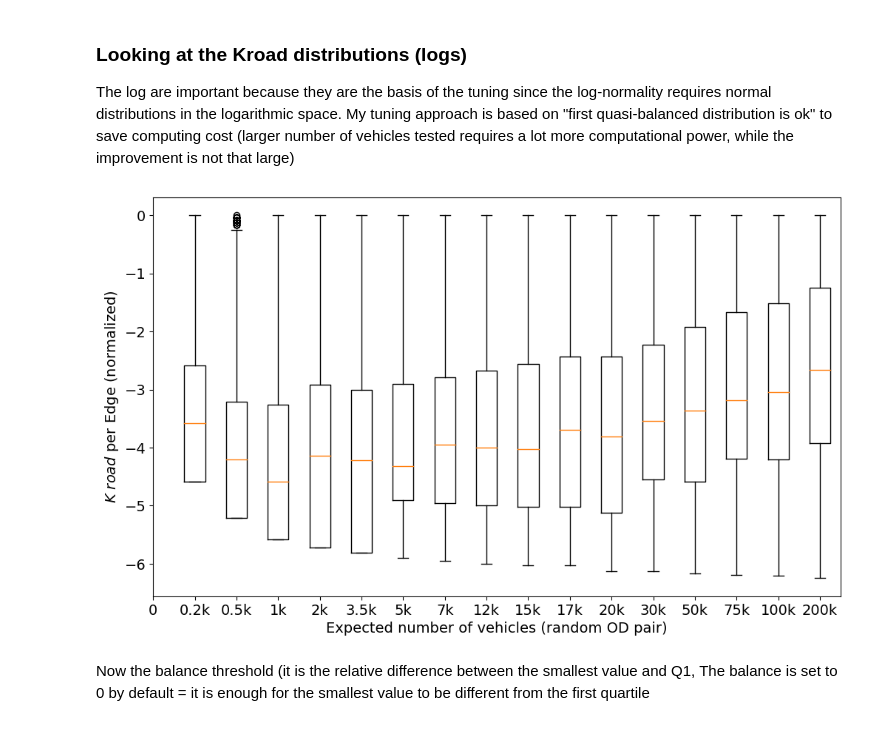
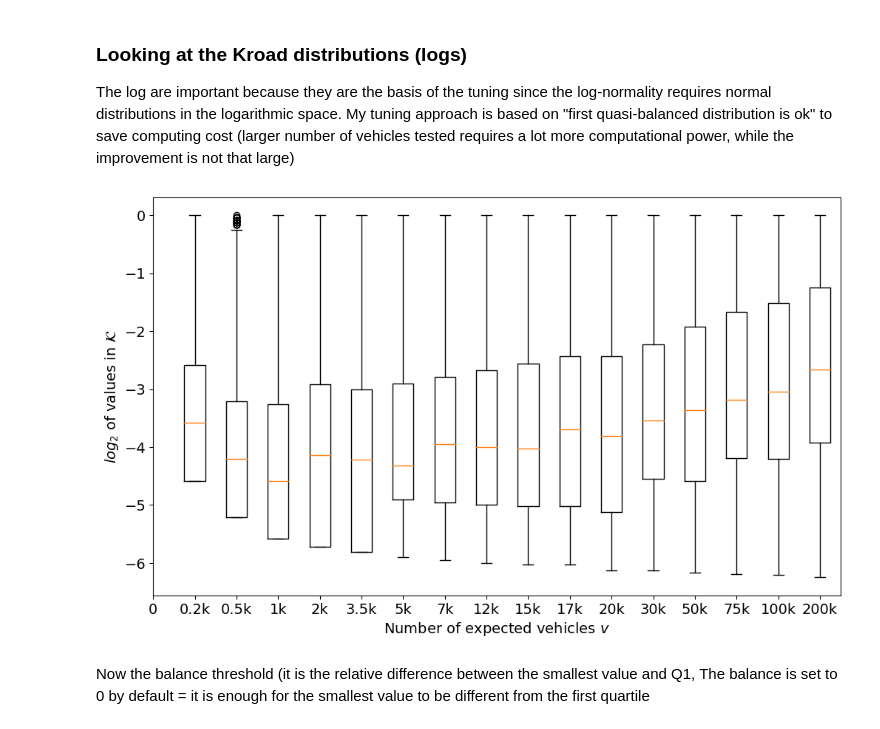
Before and after one commit to lwdovico/pattern-optimized-routes, a Jupyter notebook: notebooks/01_EXAMPLE_NOTEBOOK.ipynb, the cells around one changed output. Saved outputs shown, nothing was run; the diff lists cells and outputs as text; code cells hidden in the pictures.

```diff
--- a/notebooks/01_EXAMPLE_NOTEBOOK.ipynb
+++ b/notebooks/01_EXAMPLE_NOTEBOOK.ipynb
@@ -114,16 +119,14 @@ plt.show()
 ### Looking at the Kroad distributions (logs)
 
 The log are important because they are the basis of the tuning since the log-normality requires normal distributions in the logarithmic space. My tuning approach is based on "first quasi-balanced distribution is ok" to save computing cost (larger number of vehicles tested requires a lot more computational power, while the improvement is not that large)
-# %%
-plt.figure(figsize = (12, 7))
-visualize_tested_parameters_distributions(meru_model.tested_parameters, log = True)
-plt.xticks(fontsize = 14)
-plt.yticks(fontsize = 14)
-plt.ylabel('$K$ $road$ per Edge (normalized)', fontsize = 14)
-plt.xlabel('Expected number of vehicles (random OD pairs)', fontsize = 14)
-plt.show()
-# %% [output]
-[figure, removed]
+# %%
+ax, _ = visualize_tested_parameters_distributions(meru_model.tested_parameters, log = True, figsize = (12, 7))
+ax.tick_params(axis='both', which='both', labelsize=14)
+ax.set_ylabel('$log_2$ of values in $\mathcal{K}$', fontsize = 14)
+ax.set_xlabel('Number of expected vehicles $v$', fontsize = 14)
+plt.show()
+# %% [output]
+[figure, added]
 # %% [markdown]
 Now the balance threshold (it is the relative difference between the smallest value and Q1,
 The balance is set to 0 by default = it is enough for the smallest value to be different from the first quartile
```
Also changed, not shown: parts of 5 cells of this notebook, 1 other file.
